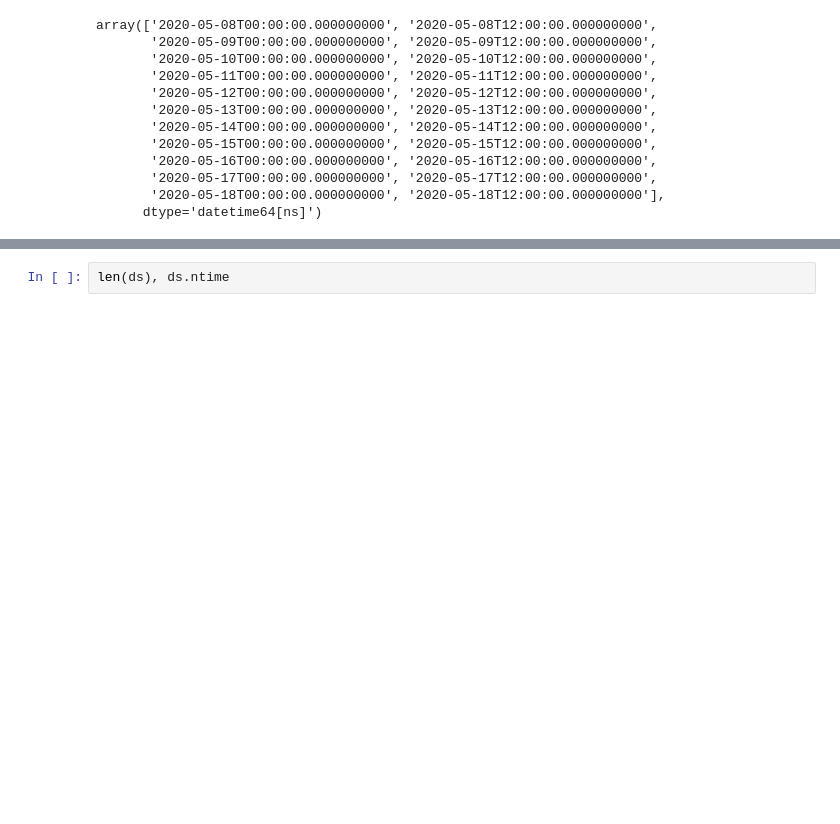
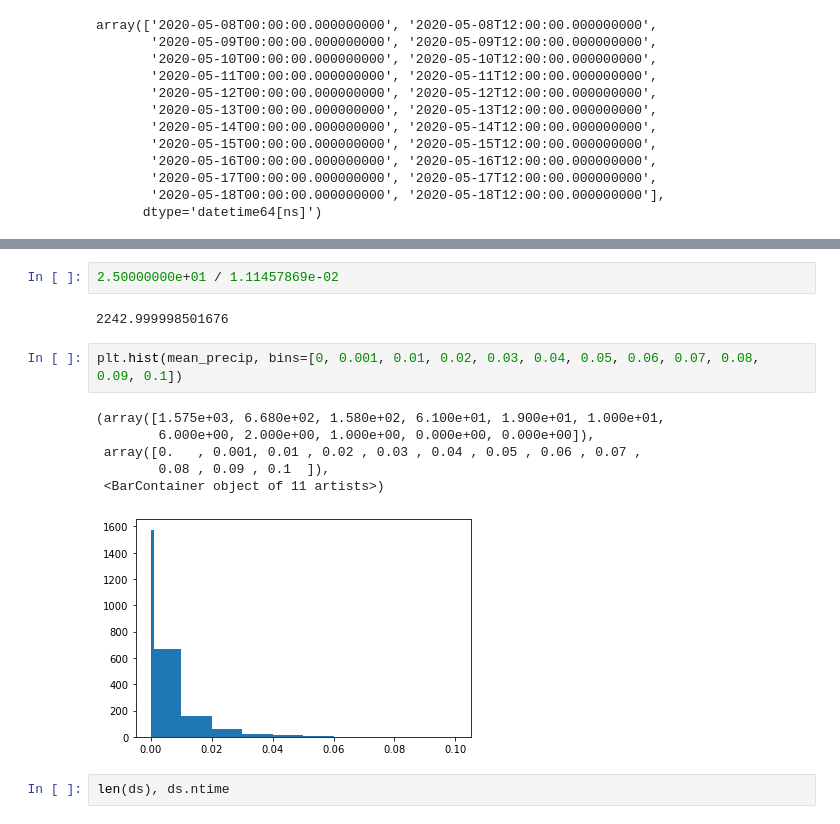
Before and after one commit to raspstephan/nwp-downscale, a Jupyter notebook: notebooks/04-Dataloader.ipynb, the cells around one changed output, grey strips where cells are left out. Saved outputs shown, nothing was run; the diff lists cells and outputs as text; blank space fills up the shorter version.

```diff
--- a/notebooks/04-Dataloader.ipynb
+++ b/notebooks/04-Dataloader.ipynb
@@ -420,3 +525,16 @@ ds = TiggeMRMSDataset(
+# %%
+2.50000000e+01 / 1.11457869e-02
+# %% [output]
+2242.999998501676
+# %%
+plt.hist(mean_precip, bins=[0, 0.001, 0.01, 0.02, 0.03, 0.04, 0.05, 0.06, 0.07, 0.08, 0.09, 0.1])
+# %% [output]
+(array([1.575e+03, 6.680e+02, 1.580e+02, 6.100e+01, 1.900e+01, 1.000e+01,
+        6.000e+00, 2.000e+00, 1.000e+00, 0.000e+00, 0.000e+00]),
+ array([0.   , 0.001, 0.01 , 0.02 , 0.03 , 0.04 , 0.05 , 0.06 , 0.07 ,
+        0.08 , 0.09 , 0.1  ]),
+ <BarContainer object of 11 artists>)
+[figure, added]
 # %%
 len(ds), ds.ntime
 # %% [output]
```
Also changed, not shown: parts of 23 cells of this notebook, 1 other file.
